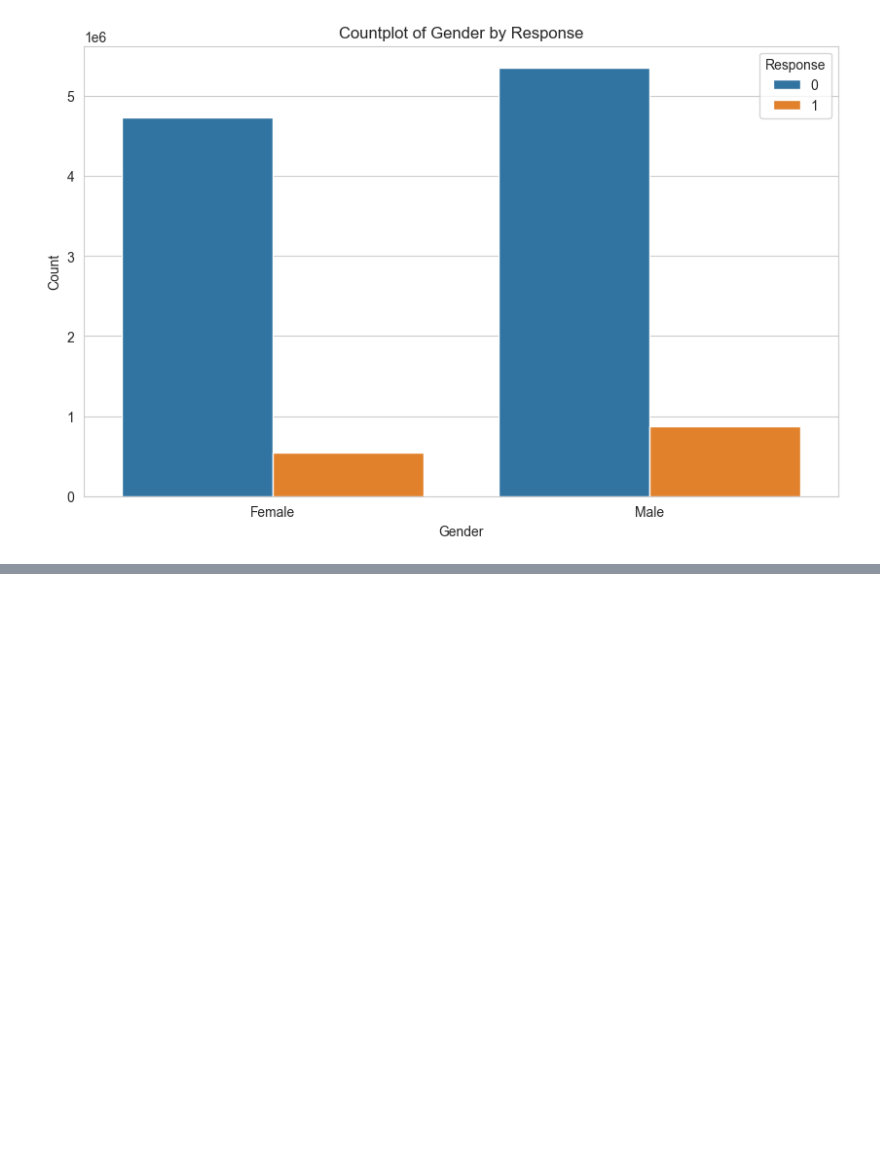
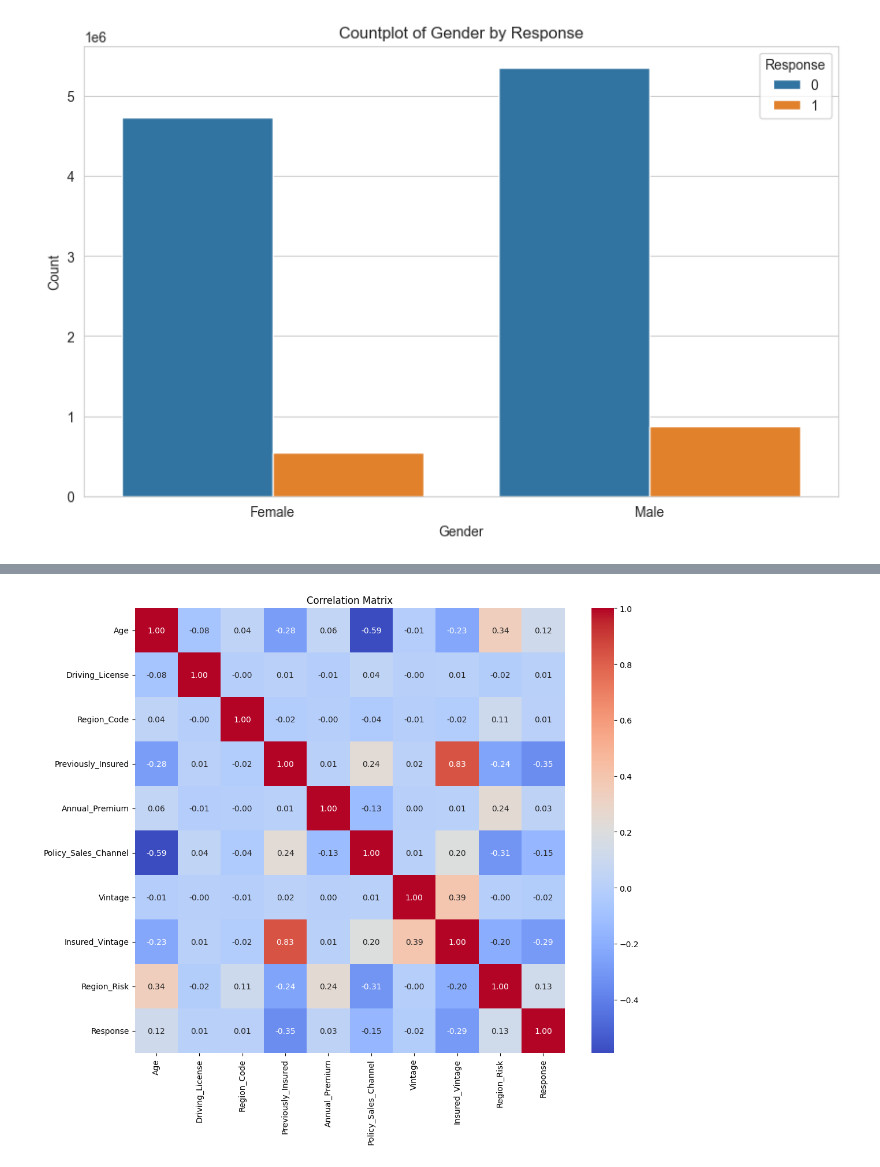
Before and after one commit to abcd-EGH/kaggle, a Jupyter notebook: eda.ipynb, the cells around one changed output, grey strips where cells are left out. Saved outputs shown, nothing was run; the diff lists cells and outputs as text; code cells hidden in the pictures; blank space fills up the shorter version.

```diff
--- a/eda.ipynb
+++ b/eda.ipynb
@@ -614,0 +432,18 @@ Age_Group - Chi2: 667058.843256092, p-value: 0.0
+# %%
+# 데이터프레임 복사
+df = train.copy()
+
+# 데이터 타입 변환
+df['Region_Code'] = df['Region_Code'].astype(int)
+df['Policy_Sales_Channel'] = df['Policy_Sales_Channel'].astype(int)
+
+# Vehicle_Damage 변환: Yes -> 1, No -> 0
+df['Vehicle_Damage'] = df['Vehicle_Damage'].apply(lambda x: 1 if x == 'Yes' else 0).astype(int)
+df['Previously_Insured'] = df['Previously_Insured'].astype(int)
+
+# 1. Insured_Vintage: Previously_Insured와 Vintage의 곱
+df['Insured_Vintage'] = df['Previously_Insured'] * df['Vintage']
+
+# 2. Region_Risk: 각 Region_Code 별 평균 Vehicle_Damage 비율
+region_risk = df.groupby('Region_Code')['Vehicle_Damage'].mean()
+df['Region_Risk'] = df['Region_Code'].map(region_risk)
@@ -614,0 +479,22 @@ Age_Group - Chi2: 667058.843256092, p-value: 0.0
+# %%
+import pandas as pd
+import seaborn as sns
+import matplotlib.pyplot as plt
+
+# 데이터프레임 복사
+df1 = df.copy()
+
+# 필요한 변수 선택
+variables = ['Age', 'Driving_License', 'Region_Code', 'Previously_Insured', 'Annual_Premium',
+             'Policy_Sales_Channel', 'Vintage', 'Insured_Vintage', 'Region_Risk', 'Response']
+
+# 상관계수 행렬 계산
+correlation_matrix = df1[variables].corr()
+
+# 상관계수 행렬 시각화
+plt.figure(figsize=(12, 10))
+sns.heatmap(correlation_matrix, annot=True, cmap='coolwarm', fmt='.2f')
+plt.title('Correlation Matrix')
+plt.show()
+# %% [output]
+[figure, added]
```
Also changed, not shown: parts of 63 cells of this notebook, 1 other file.
